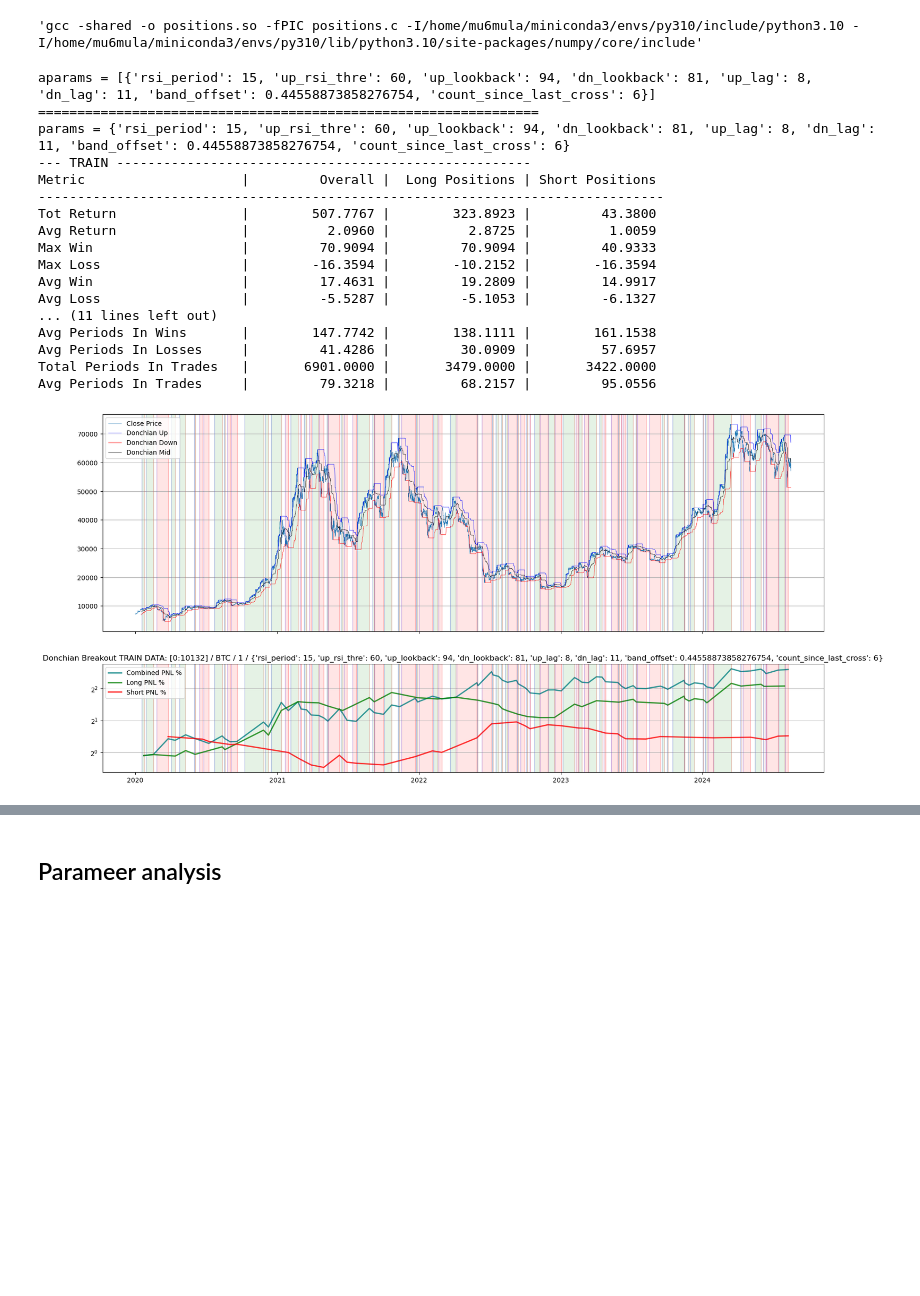
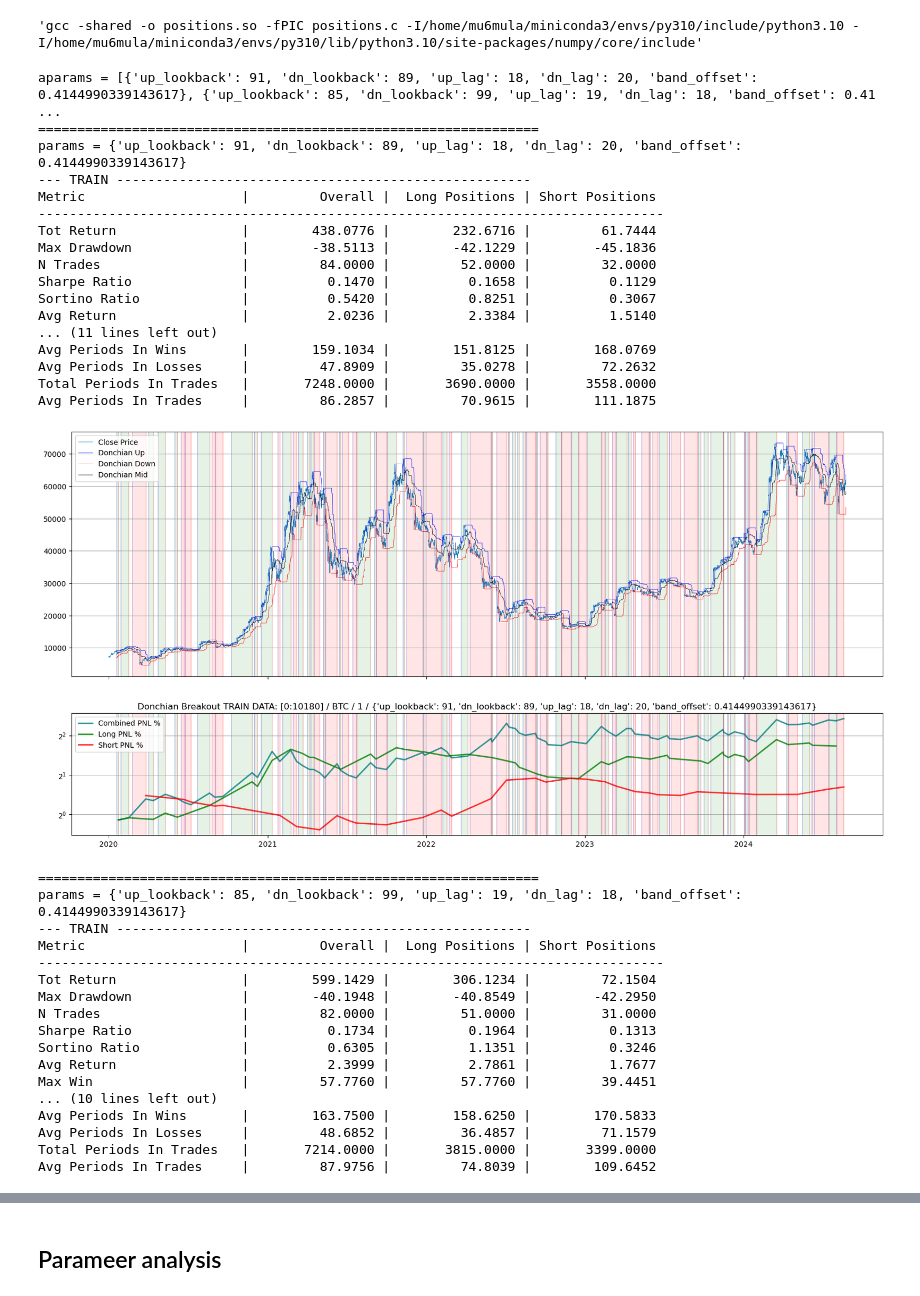
Before and after one commit to petarkabashki/pk-crypto-tools, a Jupyter notebook: 2024-research/donchian-breakout.ipynb, the cells around one changed output, grey strips where cells are left out. Drawn from its saved outputs; the diff is of its cells as text; code cells hidden in the pictures; blank space fills up the shorter version.

```diff
--- a/2024-research/donchian-breakout.ipynb
+++ b/2024-research/donchian-breakout.ipynb
@@ -285,14 +368,14 @@ def optimize(data, nhours, param_defs, backtest_fn=backtest, short_long=None, xm
     return study
 # %%
 param_defs = {
-    'rsi_period': {'method': 'suggest_int', 'min': 5, 'max': 30},
-    'up_rsi_thre': {'method': 'suggest_int', 'min': 50, 'max': 70},
+    # 'rsi_period': {'method': 'suggest_int', 'min': 5, 'max': 30},
+    # 'up_rsi_thre': {'method': 'suggest_int', 'min': 50, 'max': 70},
     'up_lookback': {'method': 'suggest_int', 'min': 10, 'max': 100},
     'dn_lookback': {'method': 'suggest_int', 'min': 10, 'max': 100},
     'up_lag': {'method': 'suggest_int', 'min': 5, 'max': 20},
     'dn_lag': {'method': 'suggest_int', 'min': 5, 'max': 20},
     'band_offset': {'method': 'suggest_float', 'min': 0.0, 'max': 1.0},
-    'count_since_last_cross': {'method': 'suggest_int', 'min': 1, 'max': 10},
+    # 'count_since_last_cross': {'method': 'suggest_int', 'min': 1, 'max': 10},
 }
 # %%
 import numpy as np
@@ -376,47 +459,75 @@ def print_performance(data, nhours, asset, reset_index=False, title='', params=N
 # %%
 
 # Proceed with optimizing and testing as before
 
 optuna.logging.set_verbosity(optuna.logging.ERROR)
 # Load the data
 # asset = 'GOOGL'
 # data = load_sp500_stock_candles(asset)['2010':'2025']
 # data['close'] = data['adj close']
 # data = load_russel2000_candles('XOXO')['2006':]
-asset = 'BTC'
-data = load_candles('binance',asset,'USDT','4h')['2020':'2025']#.iloc[-35000:-5000]
+asset, quote, timeframe, exchange = 'BTC', 'USDT', '4h', 'binance'
+data = load_candles('binance',asset, quote, timeframe)['2020':'2025']#.iloc[-35000:-5000]
 nhours = 1; train_ratio = 1
 # data = data.resample(f'{nhours}H').agg({'open': 'first','high': 'max','low': 'min','close': 'last','volume': 'sum'})
 data_train = data.iloc[:int(data.shape[0]*train_ratio)]; data_test = data.iloc[data_train.shape[0]:]
 study = optimize(data_train, nhours, param_defs,backtest_fn=backtest, short_long=[-1,1],xmult=1,n_trials=200)
+# def custom_metric(metrics):
+#     return metrics['overall_metrics']['tot_return'] / abs(metrics['overall_metrics']['max_drawdown'])
+
+study = optimize(
+    data,
+    nhours,
+    param_defs,
+    optimize_metrics=['overall_metrics.max_drawdown', 'short_metrics.profit_factor'],
+    directions=['maximize', 'maximize'],
+    n_trials=100
+)
 aparams = [t.params for t in reversed(study.best_trials[-10:])]
-# def print_performance(data, nhours, asset, reset_index=False, backtest_fn=backtest, params=None, btkwargs=None):
+
 print(f'aparams = {aparams}')
 for params in aparams:
     print('================================================================')
     print(f'params = {params}')
     if len(data_train):
         print('--- TRAIN -----------------------------------------------------')
-        fig_tr,res_tr = print_performance(data_train,nhours,asset,reset_index=False,params=params,btkwargs={'short_long':[1,-1], 'xmult':1, 'slippage': 0.01, 'transaction_cost': 0.001, 'period_costs': 0.0003/6}, title=f'TRAIN DATA: [0:{data_train.shape[0]}]')
+        fig_tr,res_tr = print_performance(data_train,nhours,asset,reset_index=False,params=params,btkwargs={'short_long':[1,-1], 'xmult':1, 'slippage': 0.005, 'transaction_cost': 0.001, 'period_costs': 0.0003/6}, title=f'TRAIN DATA: [0:{data_train.shape[0]}]')
     # if len(data_test):
         # print('--- TEST ------------------------------------------------------')
         # fig_ts, res_ts = print_performance(data_test,nhours,asset,reset_index=False,params=params,btkwargs={'short_long':[-1,1], 'xmult':1}, title=f'TEST DATA: [{data_test.shape[0]}:{data.shape[0]}]')
 # %% [output]
-aparams = [{'rsi_period': 15, 'up_rsi_thre': 60, 'up_lookback': 94, 'dn_lookback': 81, 'up_lag': 8, 'dn_lag': 11, 'band_offset': 0.44558873858276754, 'count_since_last_cross': 6}]
+aparams = [{'up_lookback': 91, 'dn_lookback': 89, 'up_lag': 18, 'dn_lag': 20, 'band_offset': 0.4144990339143617}, {'up_lookback': 85, 'dn_lookback': 99, 'up_lag': 19, 'dn_lag': 18, 'band_offset': 0.41 ...
 ================================================================
-params = {'rsi_period': 15, 'up_rsi_thre': 60, 'up_lookback': 94, 'dn_lookback': 81, 'up_lag': 8, 'dn_lag': 11, 'band_offset': 0.44558873858276754, 'count_since_last_cross': 6}
+params = {'up_lookback': 91, 'dn_lookback': 89, 'up_lag': 18, 'dn_lag': 20, 'band_offset': 0.4144990339143617}
 --- TRAIN -----------------------------------------------------
 Metric                    |         Overall |  Long Positions | Short Positions
 --------------------------------------------------------------------------------
-Tot Return                |        507.7767 |        323.8923 |         43.3800
-Avg Return                |          2.0960 |          2.8725 |          1.0059
-Max Win                   |         70.9094 |         70.9094 |         40.9333
-Max Loss                  |        -16.3594 |        -10.2152 |        -16.3594
-Avg Win                   |         17.4631 |         19.2809 |         14.9917
-Avg Loss                  |         -5.5287 |         -5.1053 |         -6.1327
+Tot Return                |        438.0776 |        232.6716 |         61.7444
+Max Drawdown              |        -38.5113 |        -42.1229 |        -45.1836
+N Trades                  |         84.0000 |         52.0000 |         32.0000
+Sharpe Ratio              |          0.1470 |          0.1658 |          0.1129
+Sortino Ratio             |          0.5420 |          0.8251 |          0.3067
+Avg Return                |          2.0236 |          2.3384 |          1.5140
 ... (11 lines left out)
-Avg Periods In Wins       |        147.7742 |        138.1111 |        161.1538
-Avg Periods In Losses     |         41.4286 |         30.0909 |         57.6957
-Total Periods In Trades   |       6901.0000 |       3479.0000 |       3422.0000
-Avg Periods In Trades     |         79.3218 |         68.2157 |         95.0556
+Avg Periods In Wins       |        159.1034 |        151.8125 |        168.0769
+Avg Periods In Losses     |         47.8909 |         35.0278 |         72.2632
+Total Periods In Trades   |       7248.0000 |       3690.0000 |       3558.0000
+Avg Periods In Trades     |         86.2857 |         70.9615 |        111.1875
-[figure, old version]
+[figure, new version]
+================================================================
+params = {'up_lookback': 85, 'dn_lookback': 99, 'up_lag': 19, 'dn_lag': 18, 'band_offset': 0.4144990339143617}
+--- TRAIN -----------------------------------------------------
+Metric                    |         Overall |  Long Positions | Short Positions
+--------------------------------------------------------------------------------
+Tot Return                |        599.1429 |        306.1234 |         72.1504
+Max Drawdown              |        -40.1948 |        -40.8549 |        -42.2950
+N Trades                  |         82.0000 |         51.0000 |         31.0000
+Sharpe Ratio              |          0.1734 |          0.1964 |          0.1313
+Sortino Ratio             |          0.6305 |          1.1351 |          0.3246
+Avg Return                |          2.3999 |          2.7861 |          1.7677
+Max Win                   |         57.7760 |         57.7760 |         39.4451
+... (10 lines left out)
+Avg Periods In Wins       |        163.7500 |        158.6250 |        170.5833
+Avg Periods In Losses     |         48.6852 |         36.4857 |         71.1579
+Total Periods In Trades   |       7214.0000 |       3815.0000 |       3399.0000
+Avg Periods In Trades     |         87.9756 |         74.8039 |        109.6452
```
Also changed, not shown: parts of 23 cells of this notebook, 4 other files.
